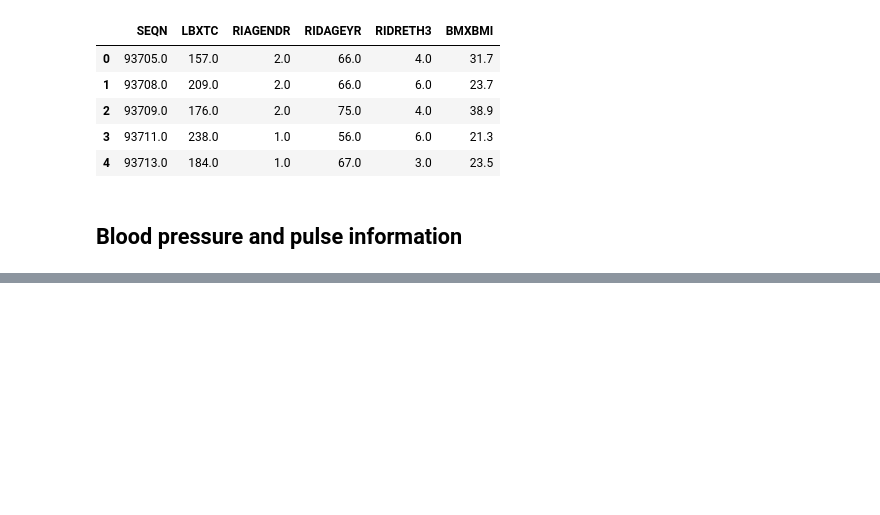
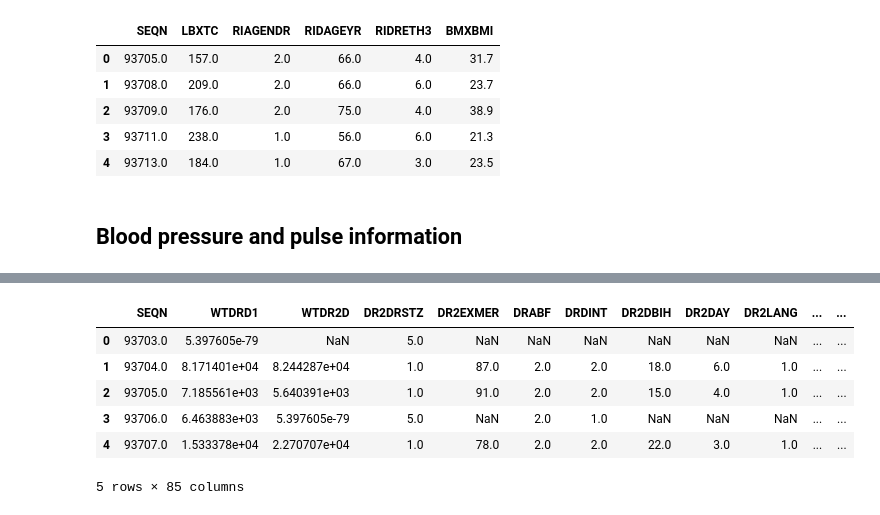
Before and after one commit to mathisme/ThinkfulDSFinalCapstone, a Jupyter notebook: notebooks/Data.ipynb, the cells around one changed output, grey strips where cells are left out. Drawn from its saved outputs; the diff is of its cells as text; code cells hidden in the pictures; blank space fills up the shorter version.

```diff
--- a/notebooks/Data.ipynb
+++ b/notebooks/Data.ipynb
@@ -134,0 +170,11 @@ Note, need to examine nutrition info as it may have multiple rows for 1 single p
+# %%
+nutrition_2 = pd.read_sas('https://wwwn.cdc.gov/Nchs/Nhanes/2017-2018/DR2TOT_J.XPT')
+nutrition_2.head()
+# %% [output]
+|  | SEQN | WTDRD1 | WTDR2D | DR2DRSTZ | DR2EXMER | DRABF | DRDINT | DR2DBIH | DR2DAY | DR2LANG | ... | ... |
+| 0 | 93703.0 | 5.397605e-79 | NaN | 5.0 | NaN | NaN | NaN | NaN | NaN | NaN | ... | ... |
+| 1 | 93704.0 | 8.171401e+04 | 8.244287e+04 | 1.0 | 87.0 | 2.0 | 2.0 | 18.0 | 6.0 | 1.0 | ... | ... |
+| 2 | 93705.0 | 7.185561e+03 | 5.640391e+03 | 1.0 | 91.0 | 2.0 | 2.0 | 15.0 | 4.0 | 1.0 | ... | ... |
+| 3 | 93706.0 | 6.463883e+03 | 5.397605e-79 | 5.0 | NaN | 2.0 | 1.0 | NaN | NaN | NaN | ... | ... |
+| 4 | 93707.0 | 1.533378e+04 | 2.270707e+04 | 1.0 | 78.0 | 2.0 | 2.0 | 22.0 | 3.0 | 1.0 | ... | ... |
+5 rows × 85 columns
```
Also changed, not shown: parts of 9 cells of this notebook, 1 other file.
